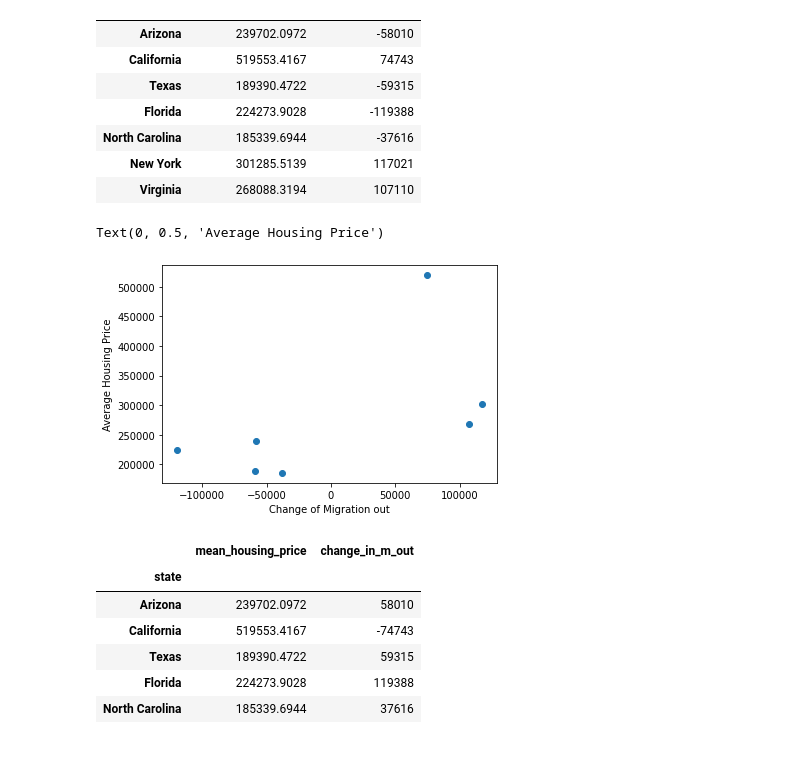
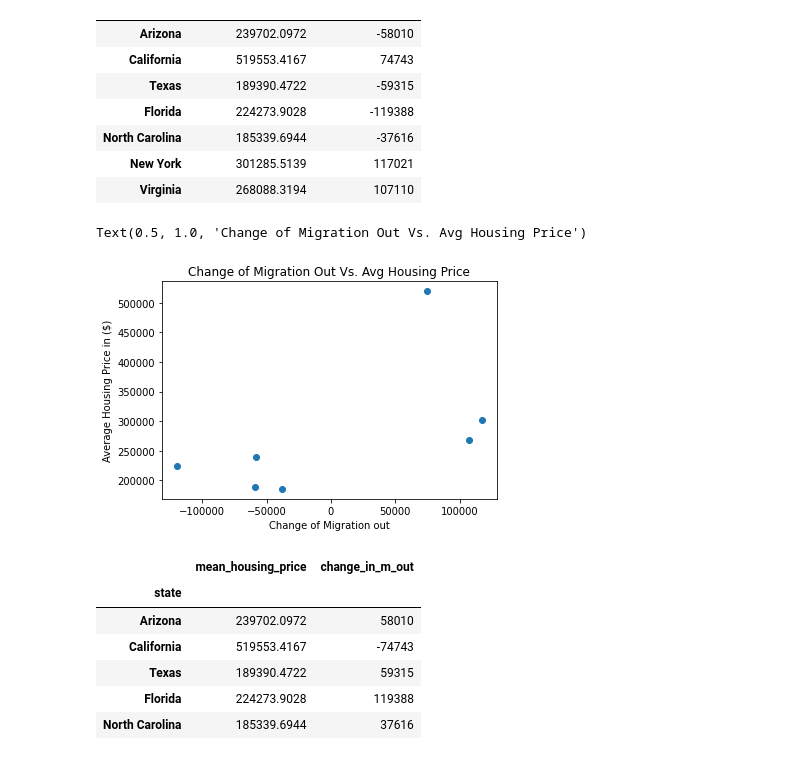
Before and after one commit to aliciasply/InterState-Migration, a Jupyter notebook: Code/Housing-Price-alicia.ipynb, the cells around one changed output. Cells and saved outputs as stored; diff of their text form; code cells hidden in the pictures.

Commit message:
cleaned up housing price & correct graphs

```diff
--- a/Code/Housing-Price-alicia.ipynb
+++ b/Code/Housing-Price-alicia.ipynb
@@ -461,16 +542,17 @@ change_out_m_in_df
 # %%
 x_axis = change_out_m_in_df['change_out_m_in']
 y_axis = change_out_m_in_df['mean_housing_price']
 
 # making a scatter plot
 plt.scatter(x_axis, y_axis)
 
 # giving the name to the x and y label
 plt.xlabel("Change of Migration out")
-plt.ylabel("Average Housing Price")
+plt.ylabel("Average Housing Price in ($)")
+plt.title("Change of Migration Out Vs. Avg Housing Price")
 # %% [output]
-Text(0, 0.5, 'Average Housing Price')
+Text(0.5, 1.0, 'Change of Migration Out Vs. Avg Housing Price')
-[figure, old version]
+[figure, new version]
 # %%
 # Making a new dataframe that only showing the Change of Migration in - Migration out Vs. Means housing price
 change_in_m_out_df = in_out_state_data[["mean_housing_price", "change_in_m_out"]]
```
Also changed, not shown: parts of 33 cells of this notebook, 10 other files.
